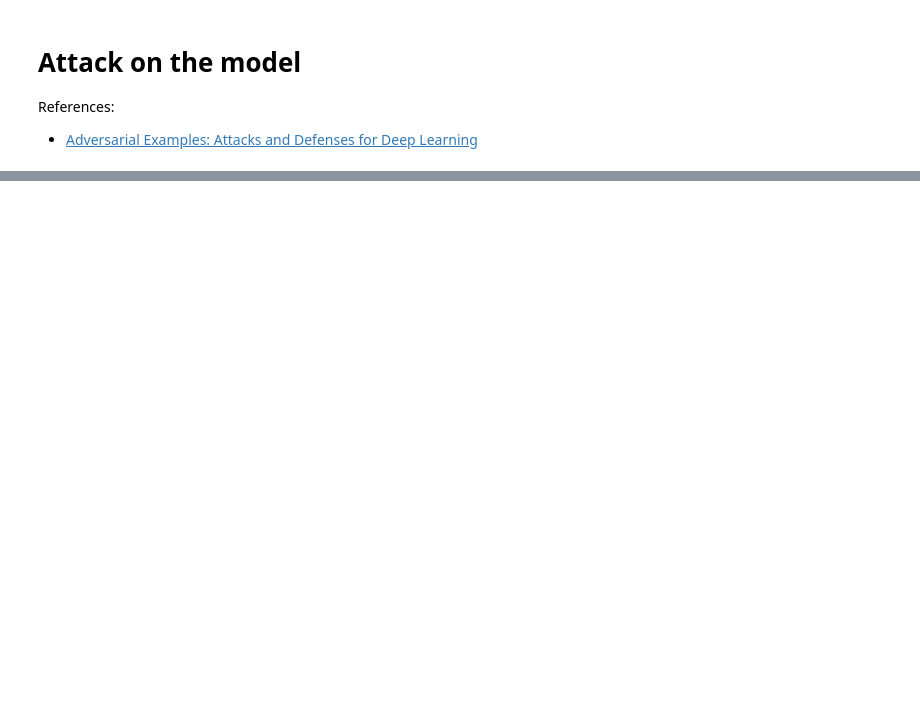
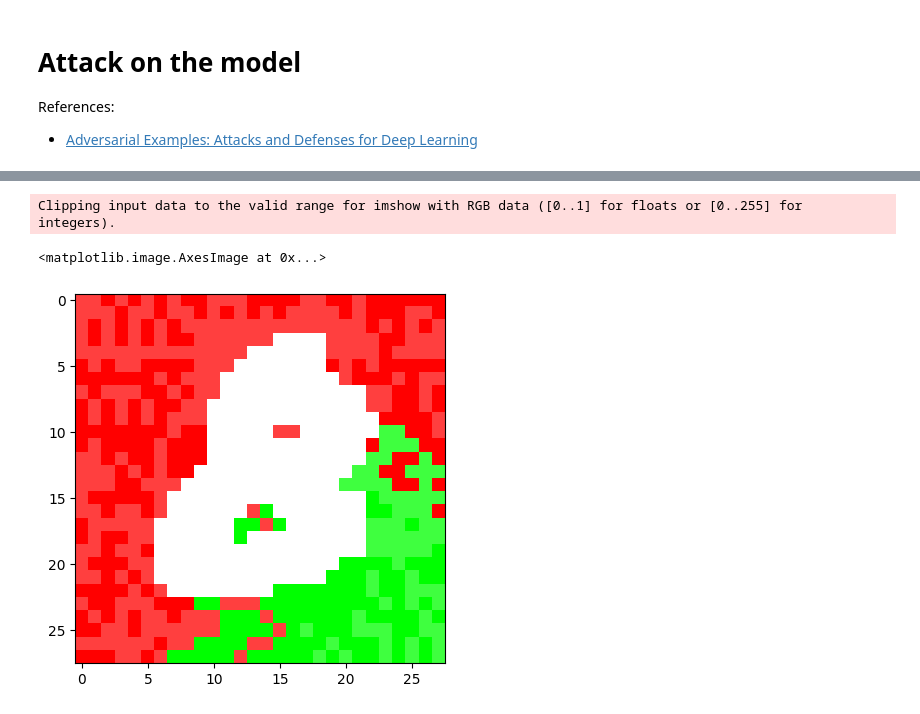
Before and after one commit to cotonne/or-ml-ai-stats, a Jupyter notebook: ai/mnist-LeNet5.ipynb, the cells around one changed output, grey strips where cells are left out. Drawn from its saved outputs; the diff is of its cells as text; code cells hidden in the pictures; blank space fills up the shorter version.

```diff
--- a/ai/mnist-LeNet5.ipynb
+++ b/ai/mnist-LeNet5.ipynb
@@ -186,0 +270,16 @@ x[0, 0, 0], x_delta.grad[0, 0, 0], x_attack[0, 0, 0], torch.linalg.norm(x - x_at
+# %%
+explanation = explainer.explain_instance(x_attack[0].numpy(),
+                                         batch_predict, # classification function
+                                         top_labels=5,
+                                         hide_color=0,
+                                         num_samples=1000)
+temp, mask = explanation.get_image_and_mask(explanation.top_labels[0],
+                                            positive_only=False,
+                                            num_features=10,
+                                            hide_rest=False)
+img_boundry2 = mark_boundaries(temp/255.0, mask)
+plt.imshow(temp)
+# %% [output]
+Clipping input data to the valid range for imshow with RGB data ([0..1] for floats or [0..255] for integers).
+<matplotlib.image.AxesImage at 0x...>
+[figure, added]
```
Also changed, not shown: parts of 16 cells of this notebook.
